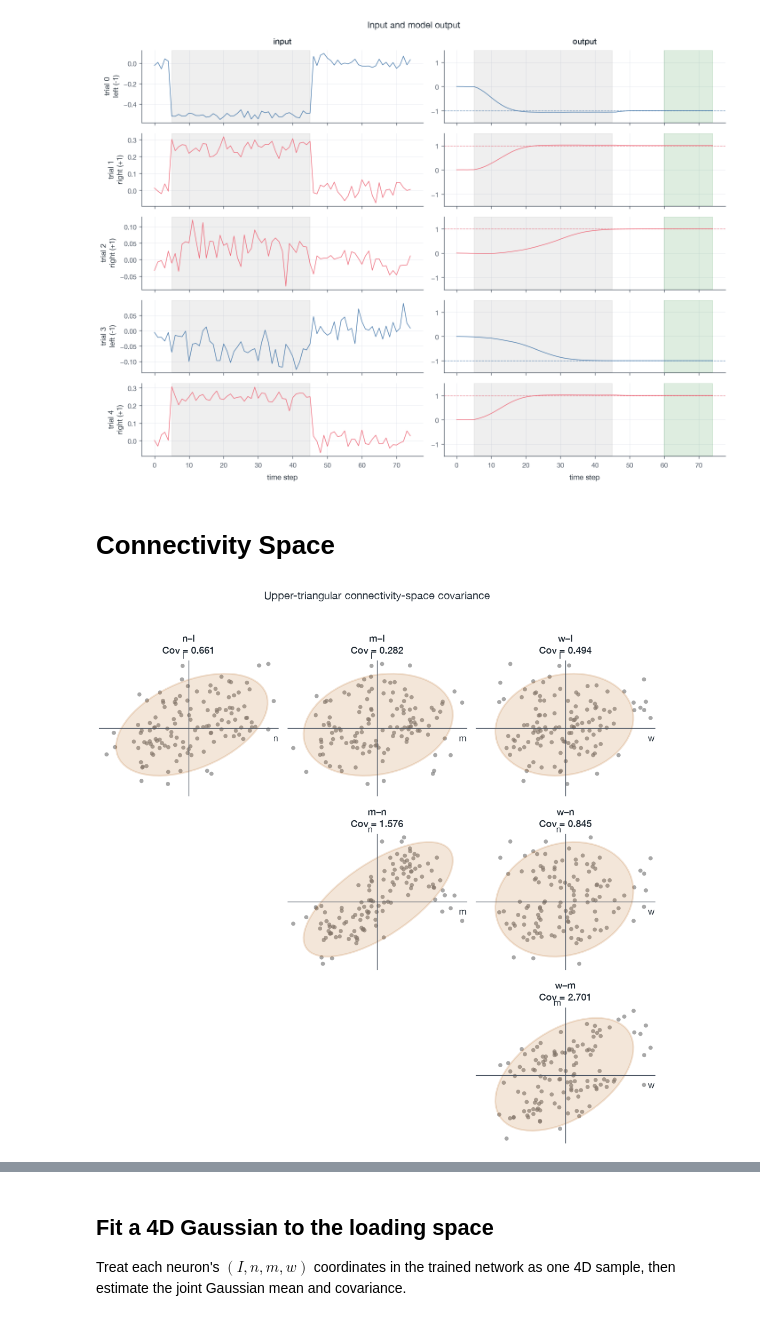
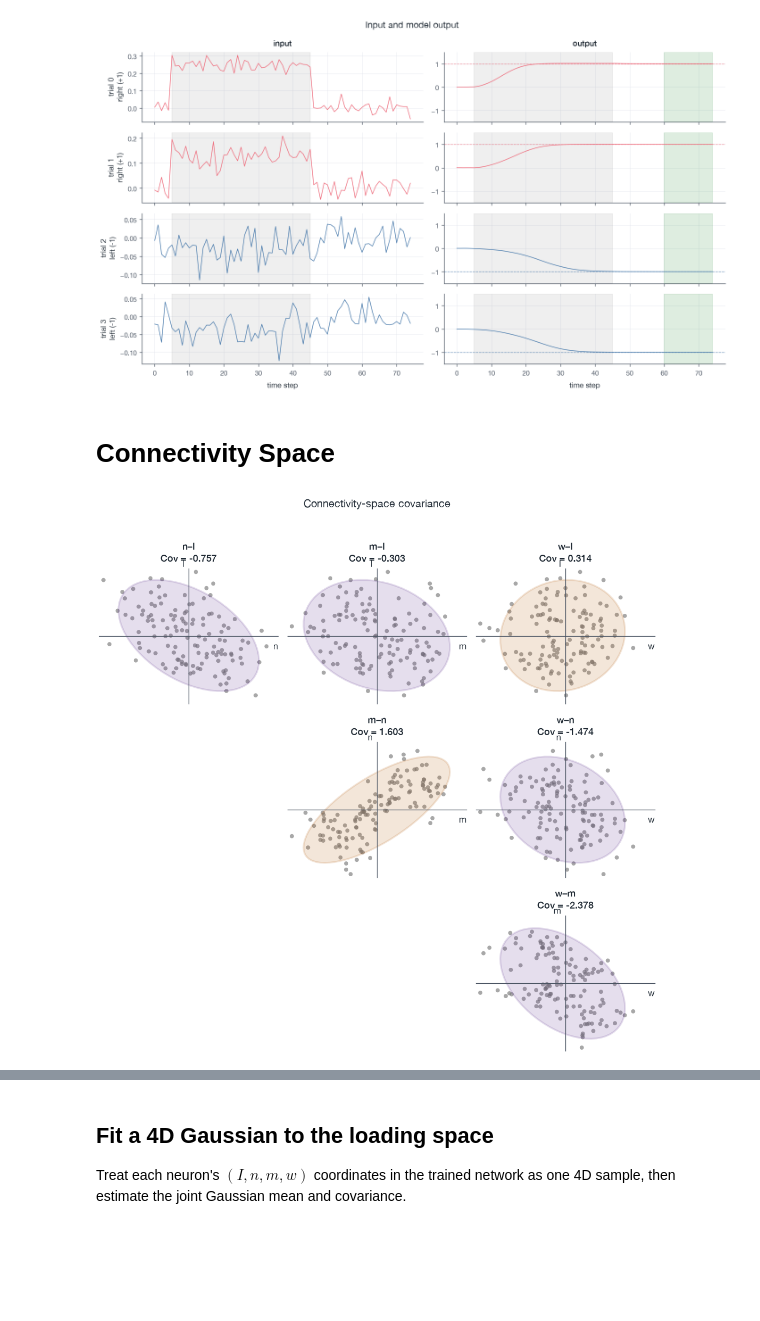
Before and after one commit to arjunpur/low-rank-rnn, a Jupyter notebook: model.ipynb, the cells around one changed output, grey strips where cells are left out. Drawn from its saved outputs; the diff is of its cells as text; code cells hidden in the pictures; blank space fills up the shorter version.

Commit message:
Complete rank one analysis on perceptual decision making

```diff
--- a/model.ipynb
+++ b/model.ipynb
@@ -34,14 +54,24 @@ plt.show()
 # %%
-model = RankOneRNN(n_units=128)
+torch.manual_seed(2026)
+model = LowRankRNN(n_units=128, rank=1)
 # %%
-train_inputs, train_labels = generate_perceptual_decision_making_trials(num_trials=200)
+train_inputs, train_labels = generate_perceptual_decision_making_trials(
+    num_trials=200,
+    rng=np.random.default_rng(2027),
+)
 train_inputs = torch.tensor(train_inputs, dtype=torch.float32)
 train_labels = torch.tensor(train_labels, dtype=torch.float32)
 losses = train_model(model, train_inputs, train_labels)
 
-test_inputs, test_labels = generate_perceptual_decision_making_trials(num_trials=160)
+test_inputs, test_labels = generate_perceptual_decision_making_trials(
+    num_trials=160,
+    rng=np.random.default_rng(2028),
+)
 test_inputs = torch.tensor(test_inputs, dtype=torch.float32)
 test_labels = torch.tensor(test_labels, dtype=torch.float32)
+model.eval()
+with torch.no_grad():
+    test_outputs, test_states = model(test_inputs)
 accuracy = decision_accuracy(model, test_inputs, test_labels)
 
 print(f"Final training loss: {losses[-1]:.4f}")
@@ -52,24 +92,28 @@ Test accuracy on fresh trials: 98.8%
 # %%
-import numpy as np
+positive_trials = torch.where(test_labels > 0)[0][:2]
+negative_trials = torch.where(test_labels < 0)[0][:2]
+example_trials = torch.cat((positive_trials, negative_trials))
 
-inputs, labels = generate_perceptual_decision_making_trials(
-    num_trials=5,
-    rng=np.random.default_rng(2026),
+fig, axes = plot_trial_outputs(
+    test_inputs[example_trials].numpy(),
+    test_labels[example_trials].numpy(),
+    test_outputs[example_trials].numpy(),
 )
-outputs, states = model(torch.tensor(inputs, dtype=torch.float32))
-
-fig, axes = plot_trial_outputs(inputs, labels, outputs.detach().numpy())
 plt.show()
 # %% [output]
-[figure, old version]
+[figure, new version]
 # %% [markdown]
 # Connectivity Space
 # %%
 vectors = connectivity_vectors(model)
-fig, axes = plot_connectivity_pairs(vectors)
+fig, axes = plot_connectivity_pairs(
+    vectors,
+    row_names=("I", "n", "m"),
+    column_names=("n", "m", "w"),
+)
 plt.show()
 # %% [output]
-[figure, old version]
+[figure, new version]
 # %%
 names, covariance = connectivity_covariance(vectors)
 fig, ax = plot_connectivity_covariance(names, covariance)
```
Also changed, not shown: parts of 21 cells of this notebook, 12 other files.
